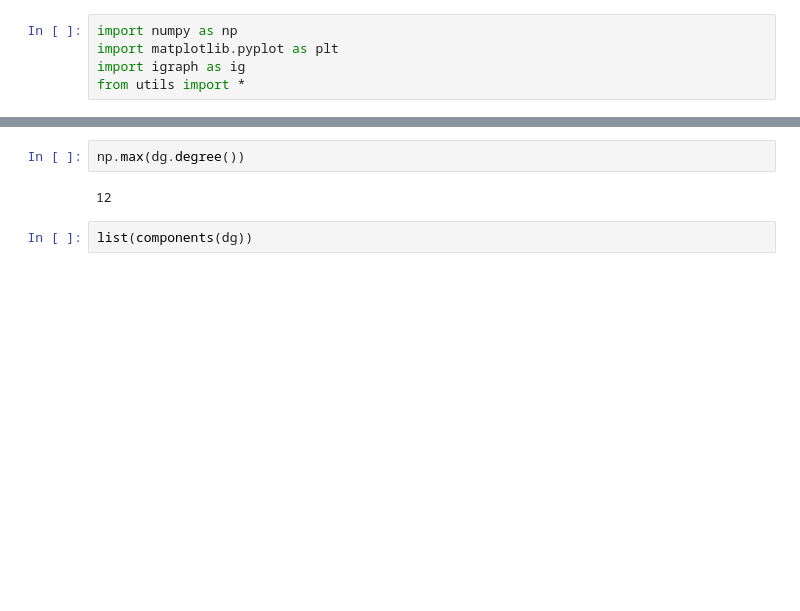
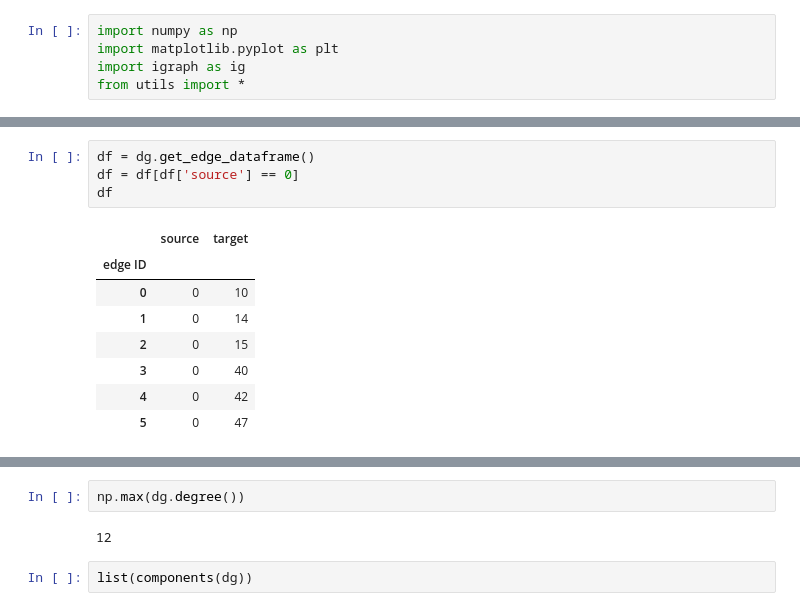
Before and after one commit to JanezSedeljsak/network-utils, a Jupyter notebook: test.ipynb, the cells around one changed output, grey strips where cells are left out. Drawn from its saved outputs; the diff is of its cells as text; blank space fills up the shorter version.

```diff
--- a/test.ipynb
+++ b/test.ipynb
@@ -40,0 +44,13 @@ igraph.Vertex(<igraph.Graph object at 0x...>, 5, {'label': 'DN16', 'name': 'DN16
+# %%
+df = dg.get_edge_dataframe()
+df = df[df['source'] == 0]
+df
+# %% [output]
+|  | source | target |
+| edge ID |  |  |
+| 0 | 0 | 10 |
+| 1 | 0 | 14 |
+| 2 | 0 | 15 |
+| 3 | 0 | 40 |
+| 4 | 0 | 42 |
+| 5 | 0 | 47 |
```
Also changed, not shown: parts of 8 cells of this notebook, 2 other files.
